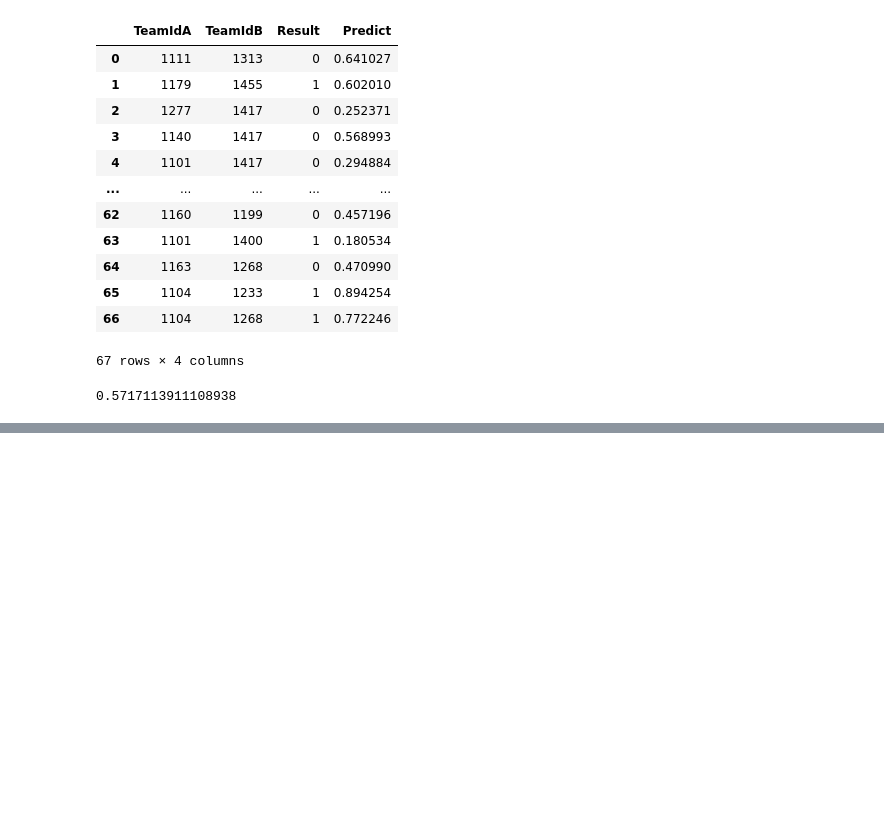
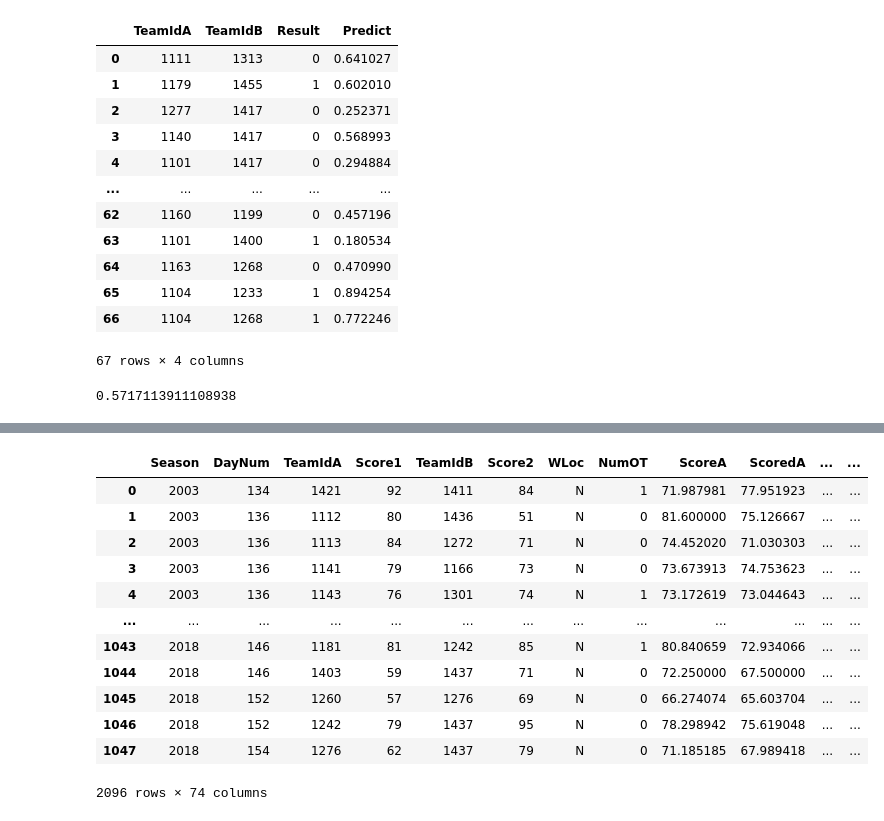
Before and after one commit to templarassVN/Team-3---KHDLUD---K18, a Jupyter notebook: NCAAM-2021.ipynb, the cells around one changed output, grey strips where cells are left out. Saved outputs shown, nothing was run; the diff lists cells and outputs as text; code cells hidden in the pictures; blank space fills up the shorter version.

```diff
--- a/NCAAM-2021.ipynb
+++ b/NCAAM-2021.ipynb
@@ -791,0 +903,17 @@ score
+# %%
+train = tourney_results[tourney_results['Season'] != 2019]
+train
+# %% [output]
+|  | Season | DayNum | TeamIdA | Score1 | TeamIdB | Score2 | WLoc | NumOT | ScoreA | ScoredA | ... | ... |
+| 0 | 2003 | 134 | 1421 | 92 | 1411 | 84 | N | 1 | 71.987981 | 77.951923 | ... | ... |
+| 1 | 2003 | 136 | 1112 | 80 | 1436 | 51 | N | 0 | 81.600000 | 75.126667 | ... | ... |
+| 2 | 2003 | 136 | 1113 | 84 | 1272 | 71 | N | 0 | 74.452020 | 71.030303 | ... | ... |
+| 3 | 2003 | 136 | 1141 | 79 | 1166 | 73 | N | 0 | 73.673913 | 74.753623 | ... | ... |
+| 4 | 2003 | 136 | 1143 | 76 | 1301 | 74 | N | 1 | 73.172619 | 73.044643 | ... | ... |
+| ... | ... | ... | ... | ... | ... | ... | ... | ... | ... | ... | ... | ... |
+| 1043 | 2018 | 146 | 1181 | 81 | 1242 | 85 | N | 1 | 80.840659 | 72.934066 | ... | ... |
+| 1044 | 2018 | 146 | 1403 | 59 | 1437 | 71 | N | 0 | 72.250000 | 67.500000 | ... | ... |
+| 1045 | 2018 | 152 | 1260 | 57 | 1276 | 69 | N | 0 | 66.274074 | 65.603704 | ... | ... |
+| 1046 | 2018 | 152 | 1242 | 79 | 1437 | 95 | N | 0 | 78.298942 | 75.619048 | ... | ... |
+| 1047 | 2018 | 154 | 1276 | 62 | 1437 | 79 | N | 0 | 71.185185 | 67.989418 | ... | ... |
+2096 rows × 74 columns
```
Also changed, not shown: parts of 19 cells of this notebook, 1 other file.
